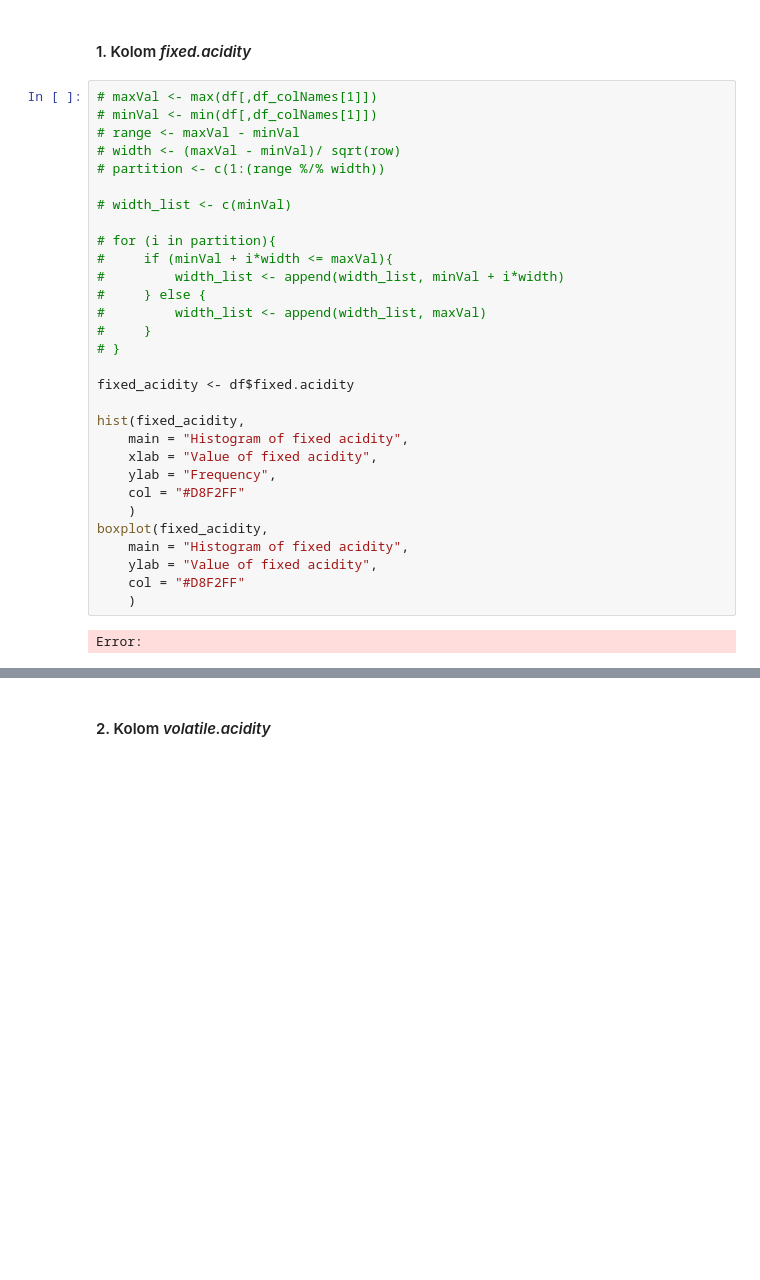
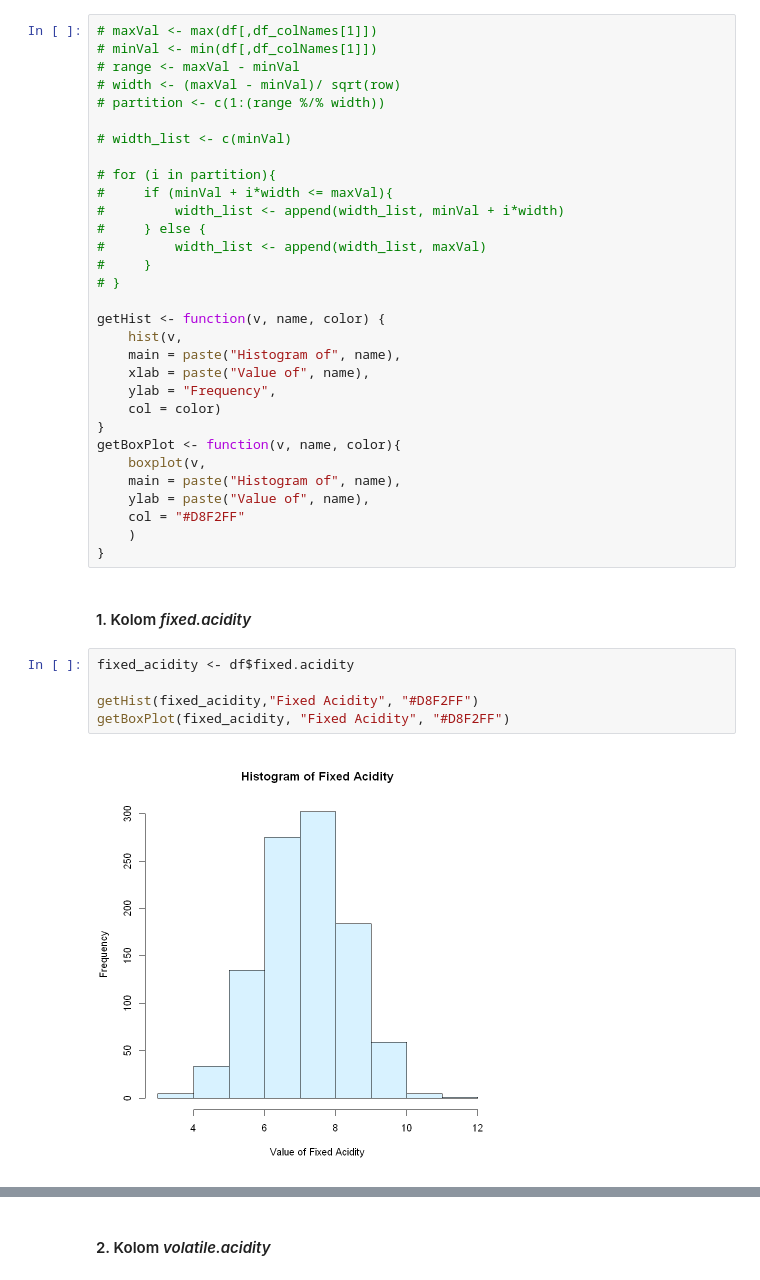
Before and after one commit to Gulilil/IF2220_Tubes_Probstat, a Jupyter notebook: src/2.ipynb, the cells around one changed output, grey strips where cells are left out. Saved outputs shown, nothing was run; the diff lists cells and outputs as text; blank space fills up the shorter version.

```diff
--- a/src/2.ipynb
+++ b/src/2.ipynb
@@ -49,34 +51,40 @@ List of Columns :
+# %%
+# maxVal <- max(df[,df_colNames[1]])
+# minVal <- min(df[,df_colNames[1]])
+# range <- maxVal - minVal
+# width <- (maxVal - minVal)/ sqrt(row)
+# partition <- c(1:(range %/% width))
+
+# width_list <- c(minVal)
+
+# for (i in partition){
+#     if (minVal + i*width <= maxVal){
+#         width_list <- append(width_list, minVal + i*width)
+#     } else {
+#         width_list <- append(width_list, maxVal)
+#     }
+# }
+
+getHist <- function(v, name, color) {
+    hist(v,
+    main = paste("Histogram of", name),
+    xlab = paste("Value of", name),
+    ylab = "Frequency",
+    col = color)
+}
+getBoxPlot <- function(v, name, color){
+    boxplot(v,
+    main = paste("Histogram of", name),
+    ylab = paste("Value of", name),
+    col = "#D8F2FF"
+    )
+}
 # %% [markdown]
 #### 1. Kolom *fixed.acidity*
-# %%
-# maxVal <- max(df[,df_colNames[1]])
-# minVal <- min(df[,df_colNames[1]])
-# range <- maxVal - minVal
-# width <- (maxVal - minVal)/ sqrt(row)
-# partition <- c(1:(range %/% width))
-
-# width_list <- c(minVal)
-
-# for (i in partition){
-#     if (minVal + i*width <= maxVal){
-#         width_list <- append(width_list, minVal + i*width)
-#     } else {
-#         width_list <- append(width_list, maxVal)
-#     }
-# }
-
-fixed_acidity <- df$fixed.acidity
-
-hist(fixed_acidity,
-    main = "Histogram of fixed acidity",
-    xlab = "Value of fixed acidity",
-    ylab = "Frequency",
-    col = "#D8F2FF"
-    )
-boxplot(fixed_acidity,
-    main = "Histogram of fixed acidity",
-    ylab = "Value of fixed acidity",
-    col = "#D8F2FF"
-    )
-# %% [output]
-Error:
+# %%
+fixed_acidity <- df$fixed.acidity
+
+getHist(fixed_acidity,"Fixed Acidity", "#D8F2FF")
+getBoxPlot(fixed_acidity, "Fixed Acidity", "#D8F2FF")
+# %% [output]
+[figure, added]
```
Also changed, not shown: parts of 24 cells of this notebook, 1 other file.
